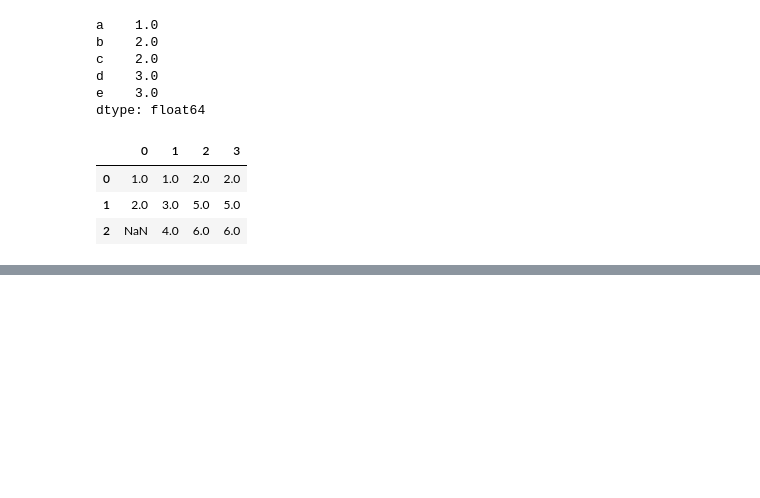
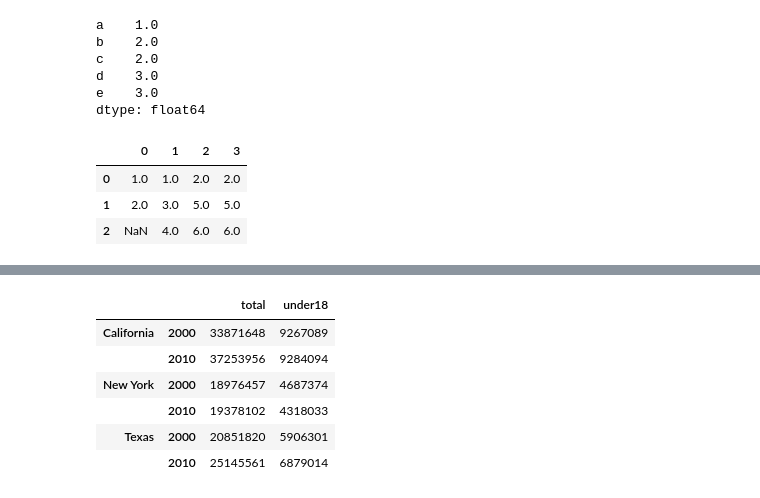
Before and after one commit to capgar/PythonDataScienceHandbook, a Jupyter notebook: notebooks/ch3-pandas.ipynb, the cells around one changed output, grey strips where cells are left out. Cells and saved outputs as stored; diff of their text form; code cells hidden in the pictures; blank space fills up the shorter version.

```diff
--- a/notebooks/ch3-pandas.ipynb
+++ b/notebooks/ch3-pandas.ipynb
@@ -950,0 +951,11 @@ df.fillna(method='ffill', axis=1)
+# %%
+# we can set up a 2d array with tuples for index ('the bad way')
+
+index = [('California', 2000), ('California', 2010),
+         ('New York', 2000), ('New York', 2010),
+         ('Texas', 2000), ('Texas', 2010)]
+populations = [33871648, 37253956,
+               18976457, 19378102,
+               20851820, 25145561]
+pop = pd.Series(populations, index=index)
+pop
@@ -950,0 +970,9 @@ df.fillna(method='ffill', axis=1)
+# %%
+# Pandas MultiIndex
+index = pd.MultiIndex.from_tuples(index)
+index
+
+# the MultiIndex contains multiple levels of indexing:
+# - state names
+# - years
+# and multiple labels for each data point
@@ -950,0 +982,5 @@ df.fillna(method='ffill', axis=1)
+# %%
+# reindex our series with the MultiIndex
+# to get the hierarchial representation of the data
+pop = pop.reindex(index)
+pop
@@ -950,0 +1030,18 @@ df.fillna(method='ffill', axis=1)
+# %%
+# each extra level in a multi-index represents an extra dimension of data
+# if we want to add another column of data for each state and year:
+pop_df = pd.DataFrame({'total': pop,
+                       'under18': [9267089, 9284094,
+                                   4687374, 4318033,
+                                   5906301, 6879014]})
+pop_df
+
+#
+# %% [output]
+|  |  | total | under18 |
+| California | 2000 | 33871648 | 9267089 |
+|  | 2010 | 37253956 | 9284094 |
+| New York | 2000 | 18976457 | 4687374 |
+|  | 2010 | 19378102 | 4318033 |
+| Texas | 2000 | 20851820 | 5906301 |
+|  | 2010 | 25145561 | 6879014 |
```
Also changed, not shown: parts of 14 cells of this notebook, 1 other file.
